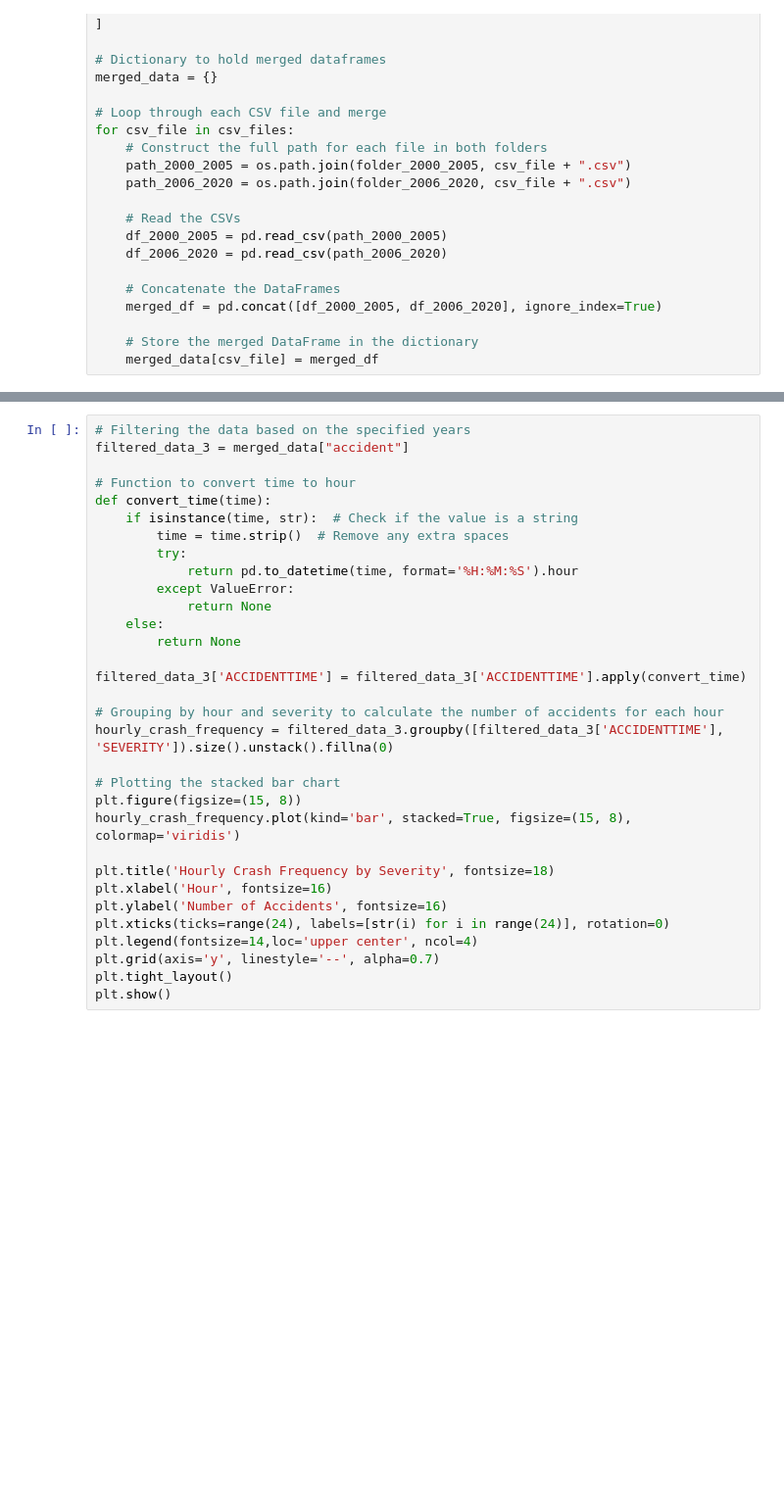
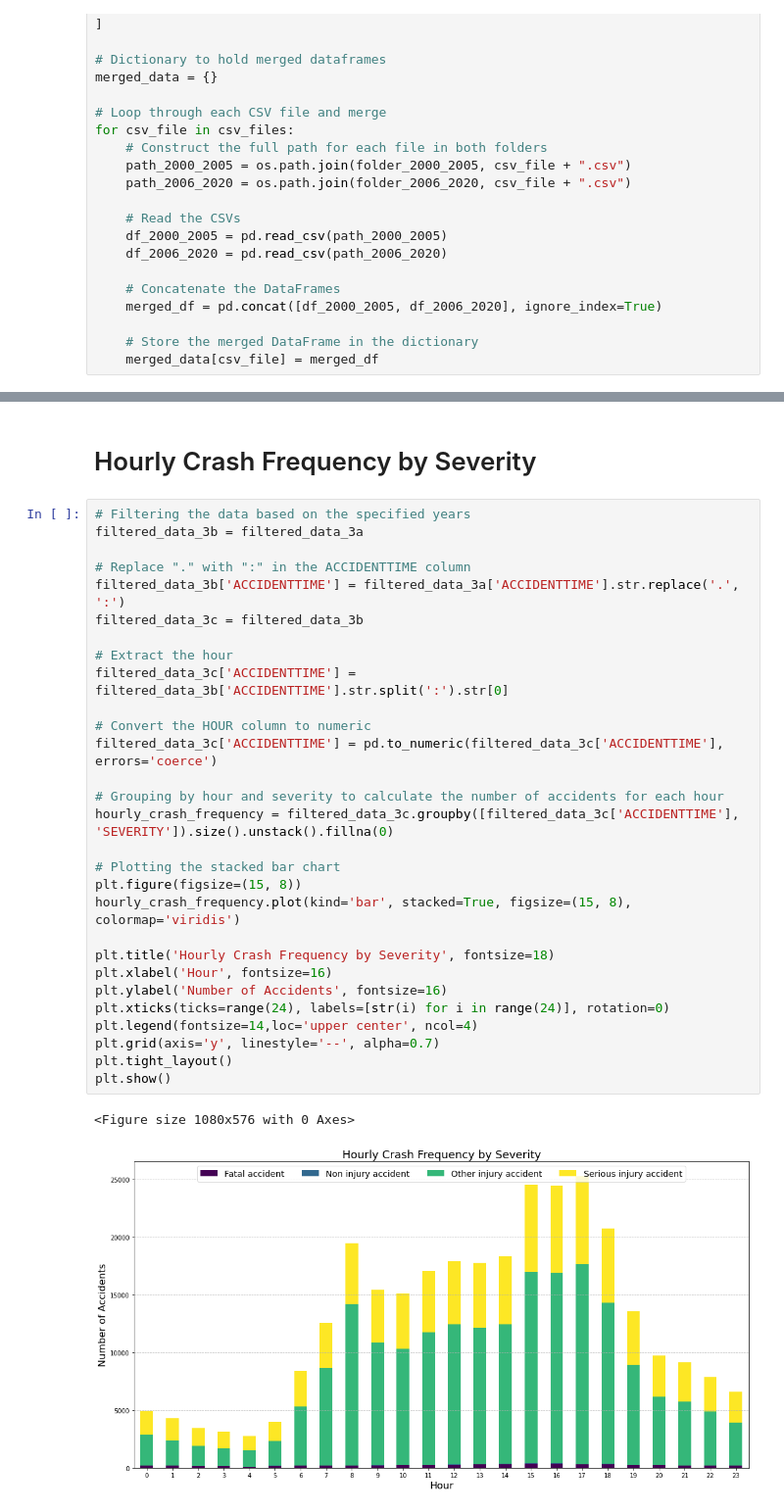
Before and after one commit to khuongbui11/for_Blunomy, a Jupyter notebook: Data Analysis.ipynb, the cells around one changed output, grey strips where cells are left out. Shown: that part at 98% size. Drawn from its saved outputs; the diff is of its cells as text; blank space fills up the shorter version.

```diff
--- a/Data Analysis.ipynb
+++ b/Data Analysis.ipynb
@@ -105,32 +172,34 @@ plt.show()
+# %% [markdown]
+# Hourly Crash Frequency by Severity
 # %%
 # Filtering the data based on the specified years
-filtered_data_3 = merged_data["accident"]
+filtered_data_3b = filtered_data_3a
 
-# Function to convert time to hour
-def convert_time(time):
-    if isinstance(time, str):  # Check if the value is a string
-        time = time.strip()  # Remove any extra spaces
-        try:
-            return pd.to_datetime(time, format='%H:%M:%S').hour
-        except ValueError:
-            return None
-    else:
-        return None
+# Replace "." with ":" in the ACCIDENTTIME column
+filtered_data_3b['ACCIDENTTIME'] = filtered_data_3a['ACCIDENTTIME'].str.replace('.', ':')
+filtered_data_3c = filtered_data_3b
 
-filtered_data_3['ACCIDENTTIME'] = filtered_data_3['ACCIDENTTIME'].apply(convert_time)
+# Extract the hour
+filtered_data_3c['ACCIDENTTIME'] = filtered_data_3b['ACCIDENTTIME'].str.split(':').str[0]
+
+# Convert the HOUR column to numeric
+filtered_data_3c['ACCIDENTTIME'] = pd.to_numeric(filtered_data_3c['ACCIDENTTIME'], errors='coerce')
 
 # Grouping by hour and severity to calculate the number of accidents for each hour
-hourly_crash_frequency = filtered_data_3.groupby([filtered_data_3['ACCIDENTTIME'], 'SEVERITY']).size().unstack().fillna(0)
+hourly_crash_frequency = filtered_data_3c.groupby([filtered_data_3c['ACCIDENTTIME'], 'SEVERITY']).size().unstack().fillna(0)
 
 # Plotting the stacked bar chart
 plt.figure(figsize=(15, 8))
 hourly_crash_frequency.plot(kind='bar', stacked=True, figsize=(15, 8), colormap='viridis')
 
 plt.title('Hourly Crash Frequency by Severity', fontsize=18)
 plt.xlabel('Hour', fontsize=16)
 plt.ylabel('Number of Accidents', fontsize=16)
 plt.xticks(ticks=range(24), labels=[str(i) for i in range(24)], rotation=0)
 plt.legend(fontsize=14,loc='upper center', ncol=4)
 plt.grid(axis='y', linestyle='--', alpha=0.7)
 plt.tight_layout()
 plt.show()
+# %% [output]
+<Figure size 1080x576 with 0 Axes>
+[figure, added]
```
Also changed, not shown: parts of 28 cells of this notebook, 1 other file.
